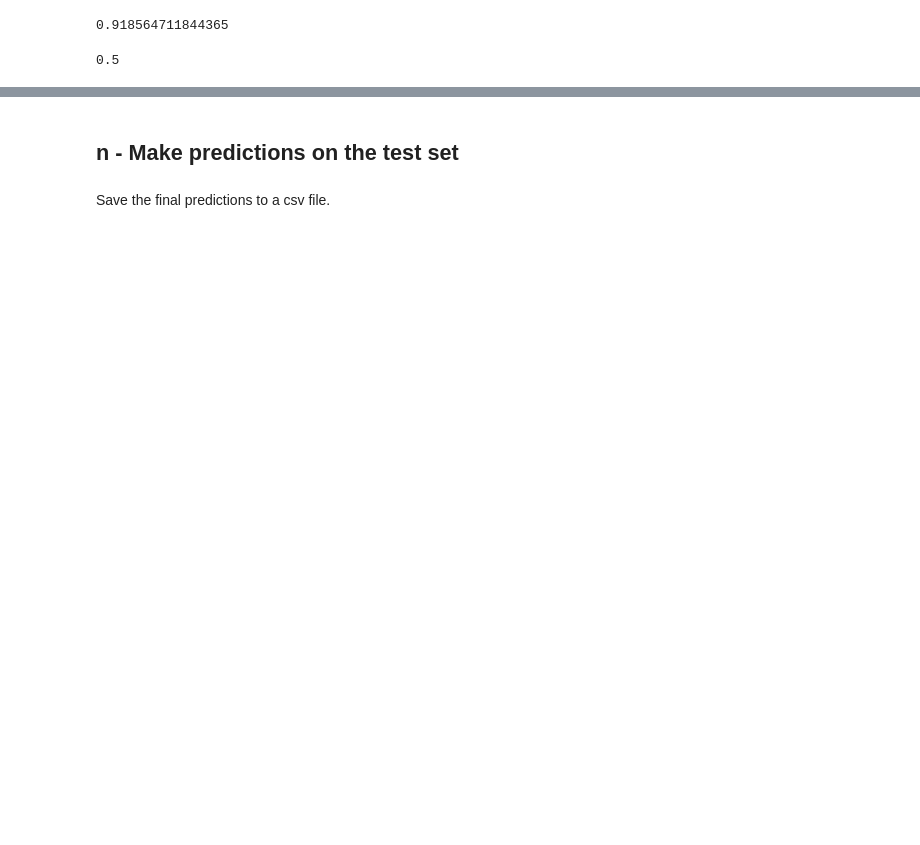
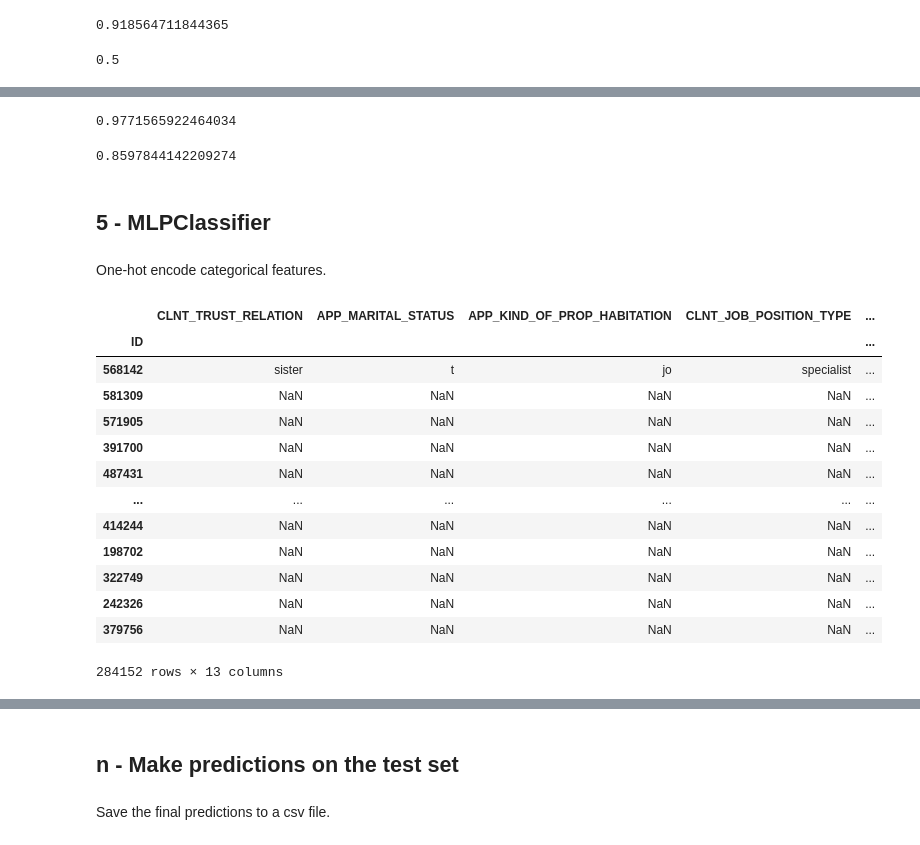
Before and after one commit to MedAymenF/churn, a Jupyter notebook: churn.ipynb, the cells around one changed output, grey strips where cells are left out. Drawn from its saved outputs; the diff is of its cells as text; code cells hidden in the pictures; blank space fills up the shorter version.

```diff
--- a/churn.ipynb
+++ b/churn.ipynb
@@ -62,2 +56,0 @@ categorical_train_encoded = encoder.fit_transform(categorical_train)
-# %%
-x_train.drop(columns=categorical_cols, inplace=True)
@@ -78,0 +57,2 @@ x_train.describe()
+# %%
+x_train[categorical_cols] = categorical_train
@@ -112 +84,5 @@ del(y_train)
+# %%
+medians = X_train.median(numeric_only=True)
+X_train.fillna(medians, inplace=True)
+X_dev.fillna(medians, inplace=True)
 # %% [markdown]
@@ -139,0 +120,5 @@ roc_auc_score(Y_dev, dev_predictions)
+# %%
+X_train_categorical = pd.concat([X_train.pop(col) for col in categorical_cols], axis=1)
+X_dev_categorical = pd.concat([X_dev.pop(col) for col in categorical_cols], axis=1)
+X_train_categorical_encoded = X_train_categorical.astype(pd.CategoricalDtype())
+X_dev_categorical_encoded = pd.DataFrame()
@@ -139,0 +184,29 @@ roc_auc_score(Y_dev, dev_predictions)
+# %%
+accuracy_score(Y_train, train_predictions)
+# %% [output]
+0.9771565922464034
+# %%
+roc_auc_score(Y_train, train_predictions)
+# %% [output]
+0.8597844142209274
+# %% [markdown]
+## 5 - MLPClassifier
+# %% [markdown]
+One-hot encode categorical features.
+# %%
+X_train_categorical
+# %% [output]
+|  | CLNT_TRUST_RELATION | APP_MARITAL_STATUS | APP_KIND_OF_PROP_HABITATION | CLNT_JOB_POSITION_TYPE | ... |
+| ID |  |  |  |  | ... |
+| 568142 | sister | t | jo | specialist | ... |
+| 581309 | NaN | NaN | NaN | NaN | ... |
+| 571905 | NaN | NaN | NaN | NaN | ... |
+| 391700 | NaN | NaN | NaN | NaN | ... |
+| 487431 | NaN | NaN | NaN | NaN | ... |
+| ... | ... | ... | ... | ... | ... |
+| 414244 | NaN | NaN | NaN | NaN | ... |
+| 198702 | NaN | NaN | NaN | NaN | ... |
+| 322749 | NaN | NaN | NaN | NaN | ... |
+| 242326 | NaN | NaN | NaN | NaN | ... |
+| 379756 | NaN | NaN | NaN | NaN | ... |
+284152 rows × 13 columns
```
Also changed, not shown: parts of 47 cells of this notebook, 1 other file.
